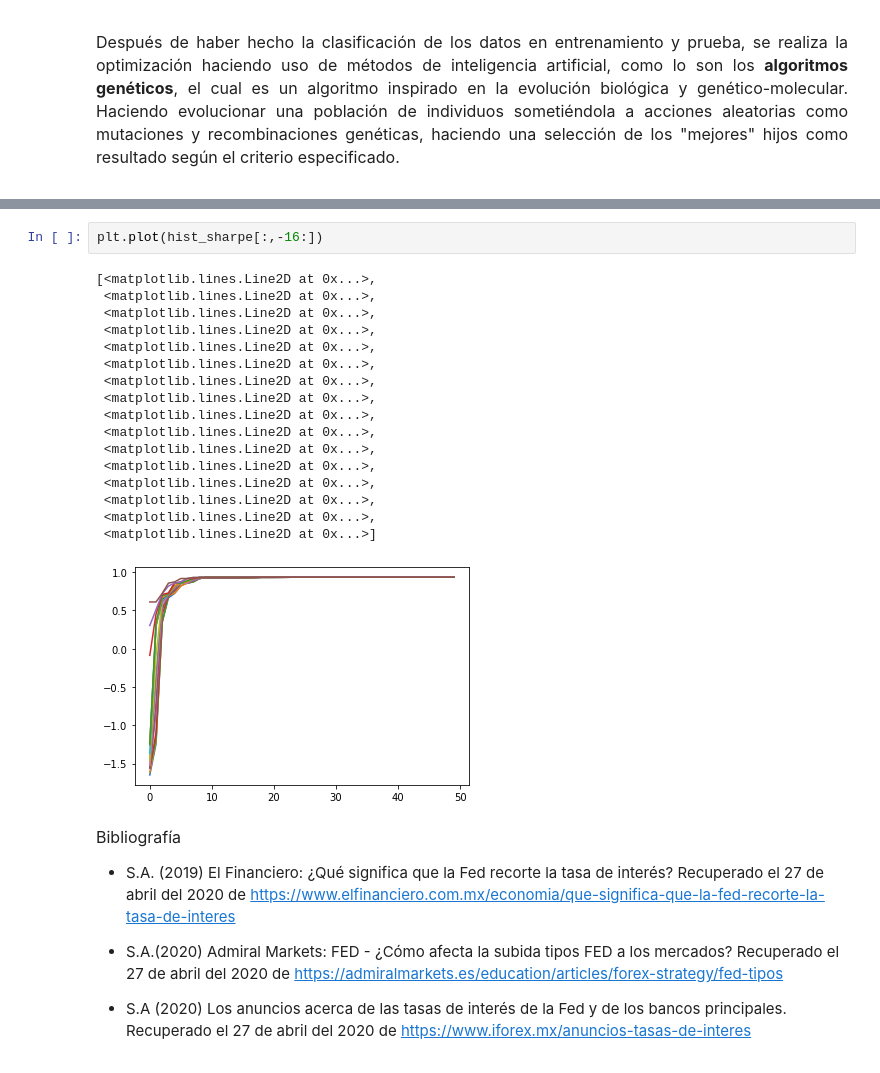
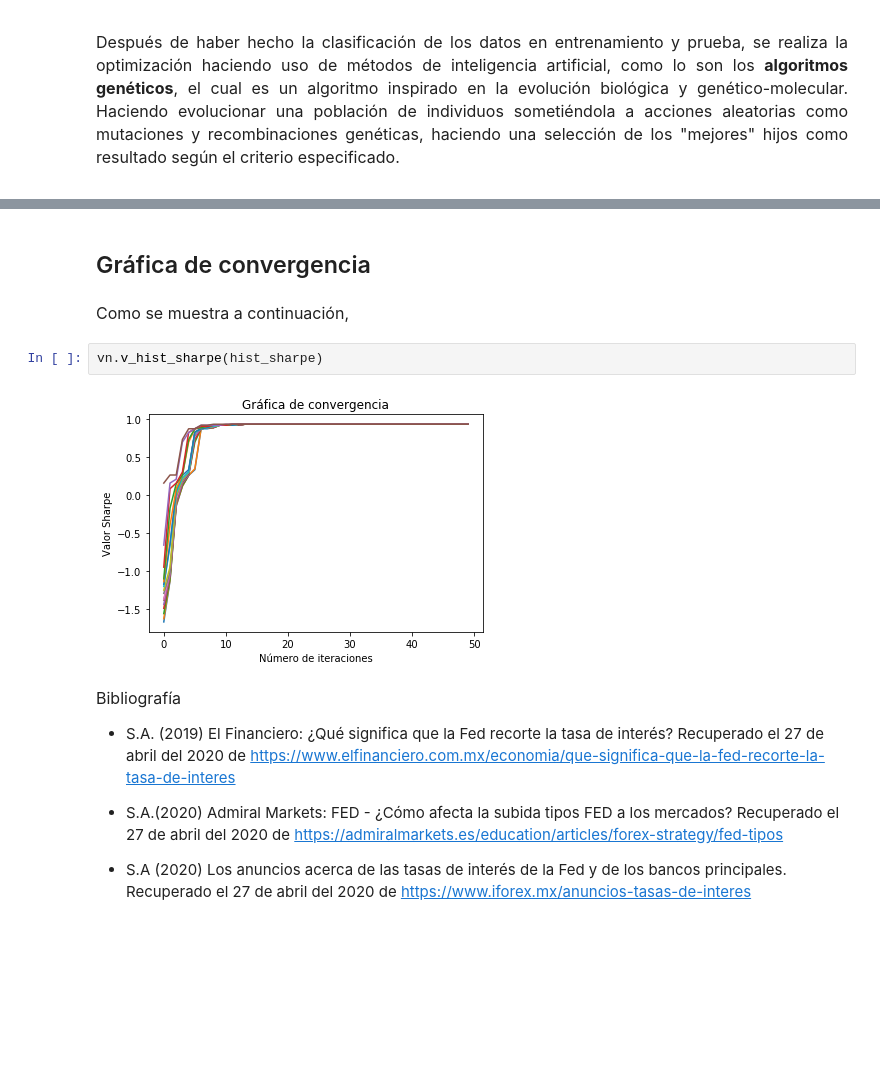
Before and after one commit to ferpinedot/ProyectoFinal_MST, a Jupyter notebook: Proyecto_equipo5.ipynb, the cells around one changed output, grey strips where cells are left out. Drawn from its saved outputs; the diff is of its cells as text; blank space fills up the shorter version.

Commit message:
convergencia

```diff
--- a/Proyecto_equipo5.ipynb
+++ b/Proyecto_equipo5.ipynb
@@ -1017,23 +1010,11 @@ A     venta       1.0        41.0  2366.0
-# %%
-plt.plot(hist_sharpe[:,-16:])
-# %% [output]
-[<matplotlib.lines.Line2D at 0x...>,
- <matplotlib.lines.Line2D at 0x...>,
- <matplotlib.lines.Line2D at 0x...>,
- <matplotlib.lines.Line2D at 0x...>,
- <matplotlib.lines.Line2D at 0x...>,
- <matplotlib.lines.Line2D at 0x...>,
- <matplotlib.lines.Line2D at 0x...>,
- <matplotlib.lines.Line2D at 0x...>,
- <matplotlib.lines.Line2D at 0x...>,
- <matplotlib.lines.Line2D at 0x...>,
- <matplotlib.lines.Line2D at 0x...>,
- <matplotlib.lines.Line2D at 0x...>,
- <matplotlib.lines.Line2D at 0x...>,
- <matplotlib.lines.Line2D at 0x...>,
- <matplotlib.lines.Line2D at 0x...>,
- <matplotlib.lines.Line2D at 0x...>]
-[figure, removed]
+# %% [markdown]
+## Gráfica de convergencia
+# %% [markdown]
+<font size =3> Como se muestra a continuación,
+# %%
+vn.v_hist_sharpe(hist_sharpe)
+# %% [output]
+[figure, added]
 # %% [markdown]
 <font size =3> Bibliografía
 
```
Also changed, not shown: parts of 1 cell of this notebook.
